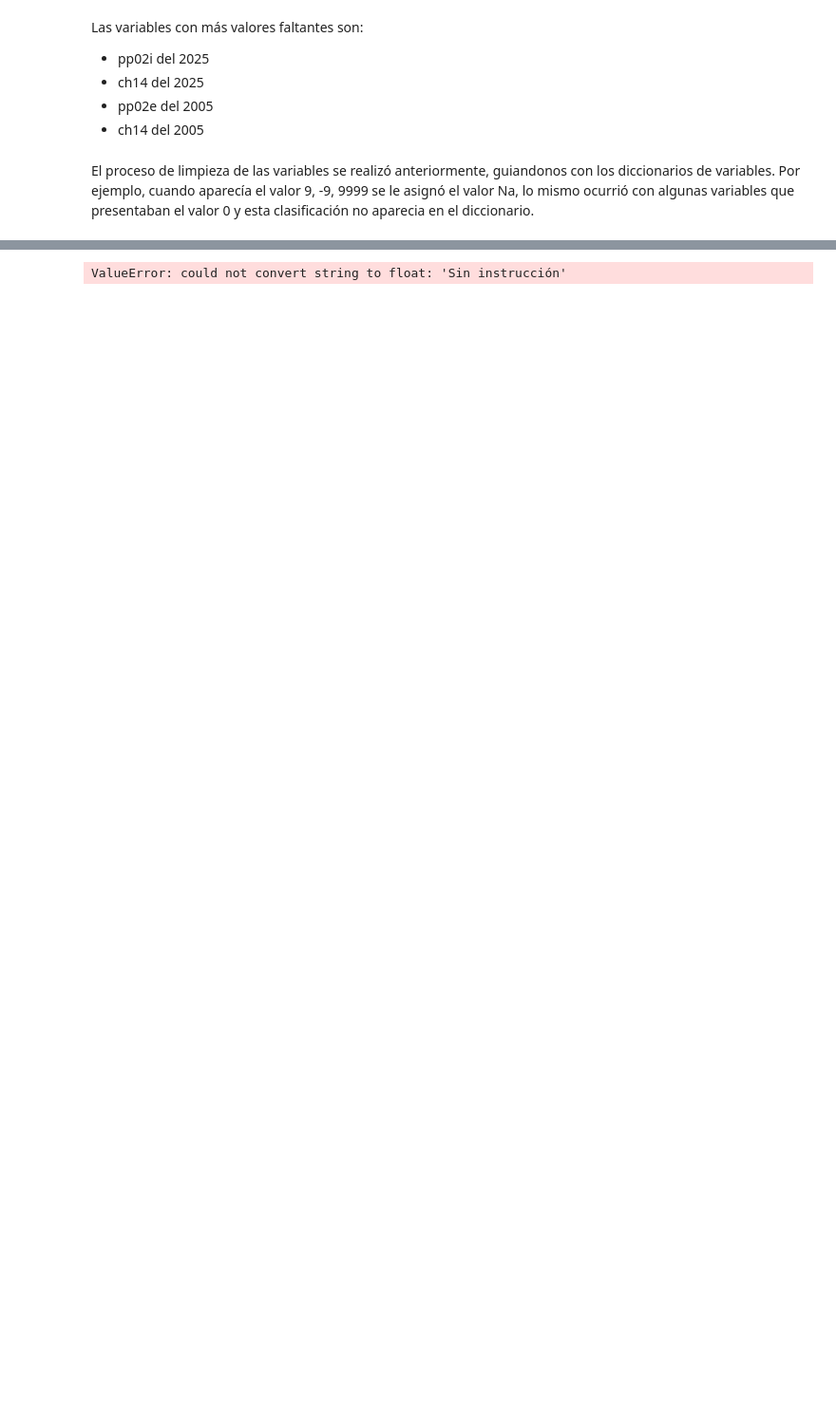
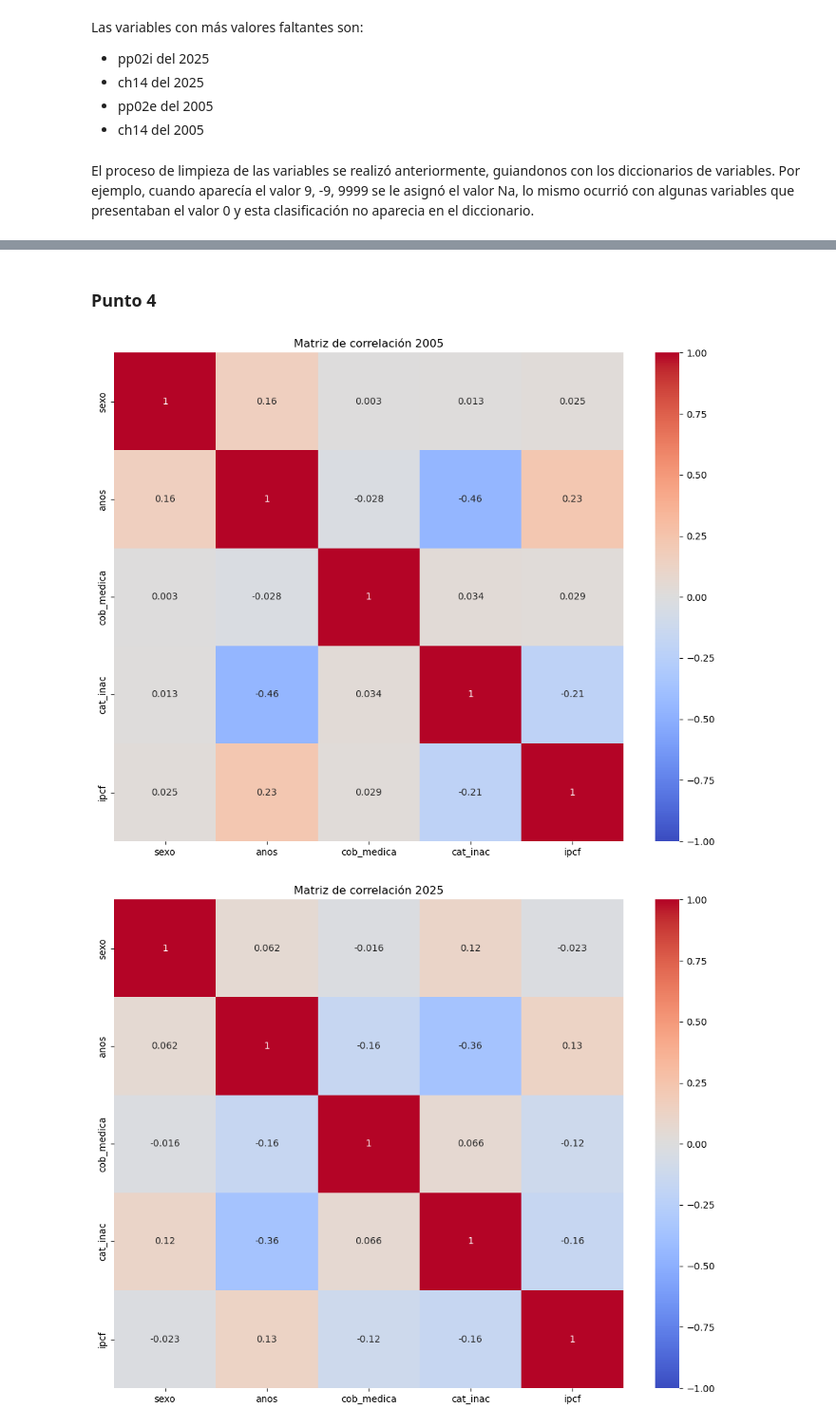
Before and after one commit to caterinawalker/Ciencia-de-Datos, a Jupyter notebook: coding (2).ipynb, the cells around one changed output, grey strips where cells are left out. Shown: that part at 95% size. Saved outputs shown, nothing was run; the diff lists cells and outputs as text; code cells hidden in the pictures; blank space fills up the shorter version.

```diff
--- a/coding (2).ipynb
+++ b/coding (2).ipynb
@@ -822,55 +913,52 @@ map_estado_texto = {
 # Aplicarlo al DataFrame
 df_combinado['nivel ed'] = df_combinado['nivel_ed'].map(map_nivel_ed_texto)
 df_combinado['estado'] = df_combinado['estado'].map(map_estado_texto)
+# %% [markdown]
+### **Punto 4**
 # %%
-#Punto 4
+#SIN DUMMIES
+
+import numpy as np
 import pandas as pd
 import seaborn as sns
 import matplotlib.pyplot as plt
 
-# Variables de interés
 vars_corr = ["ch04", "ch06", "ch07", "ch08", "nivel_ed", "estado", "cat_inac", "ipcf"]
+rename_dict = {"ch04": "sexo", "ch06": "anos", "ch07": "estado_civil", "ch08": "cob_medica"}
 
-# --- RENOMBRAR COLUMNAS ---
-rename_dict = {
-    "ch04": "sexo",
-    "ch06": "anos",
-    "ch07": "estado_civil",
-    "ch08": "cob_medica"
-    # las demás se dejan igual
-}
+# --- 2005 ---
+df2005 = (
+    df_combinado.loc[df_combinado["ano4"] == 2005, vars_corr]
+      .rename(columns=rename_dict)
+      .copy()
+)
+df2005["sexo"] = df2005["sexo"].map({1: 0, 2: 1})
+df2005["anos"] = pd.to_numeric(df2005["anos"], errors="coerce")  # por si quedó texto tipo “Menos de 1 año”
 
-# --- PARA 2005 ---
-df2005 = df_combinado[df_combinado['ano4'] == 2005][vars_corr].rename(columns=rename_dict)
+corr2005 = df2005.select_dtypes(include="number").corr()
 
-# Convertir ch04/sexo en dummy (0/1) si no está ya
-# Consideramos que 1 = varón, 2 = mujer
-# Entonces: varón=0, mujer=1 (podés ajustar según prefieras)
-df2005['sexo'] = df2005['sexo'].map({1: 0, 2: 1})
-
-# Calcular matriz de correlación
-corr2005 = df2005.corr()
-
-# Graficar
-plt.figure(figsize=(10,8))
-sns.heatmap(corr2005, annot=True, cmap="coolwarm", center=0)
+plt.figure(figsize=(10, 8))
+sns.heatmap(corr2005, annot=True, cmap="coolwarm", center=0, vmin=-1, vmax=1)
 plt.title("Matriz de correlación 2005")
+plt.tight_layout()
 plt.show()
 
+# --- 2025 ---
+df2025 = (
+    df_combinado.loc[df_combinado["ano4"] == 2025, vars_corr]
+      .rename(columns=rename_dict)
+      .copy()
+)
+df2025["sexo"] = df2025["sexo"].map({1: 0, 2: 1})
+df2025["anos"] = pd.to_numeric(df2025["anos"], errors="coerce")
 
-# --- PARA 2025 ---
-df2025 = df_combinado[df_combinado['ano4'] == 2025][vars_corr].rename(columns=rename_dict)
+corr2025 = df2025.select_dtypes(include="number").corr()
 
-# Dummy para sexo
-df2025['sexo'] = df2025['sexo'].map({1: 0, 2: 1})
-
-# Matriz de correlación
-corr2025 = df2025.corr()
-
-# Graficar
-plt.figure(figsize=(10,8))
-sns.heatmap(corr2025, annot=True, cmap="coolwarm", center=0)
+plt.figure(figsize=(10, 8))
+sns.heatmap(corr2025, annot=True, cmap="coolwarm", center=0, vmin=-1, vmax=1)
 plt.title("Matriz de correlación 2025")
+plt.tight_layout()
 plt.show()
 # %% [output]
-ValueError: could not convert string to float: 'Sin instrucción'
+[figure, added]
+[figure, added]
```
Also changed, not shown: parts of 38 cells of this notebook.
